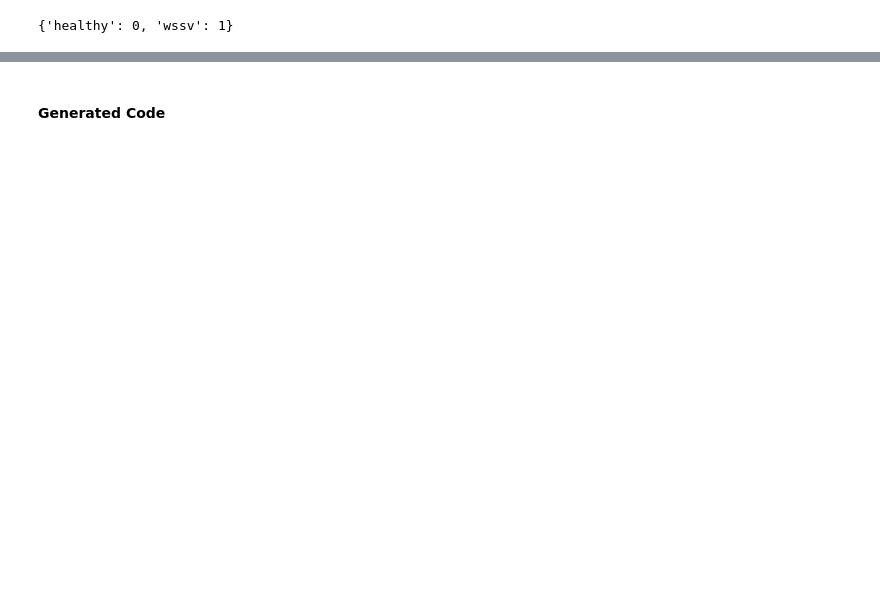
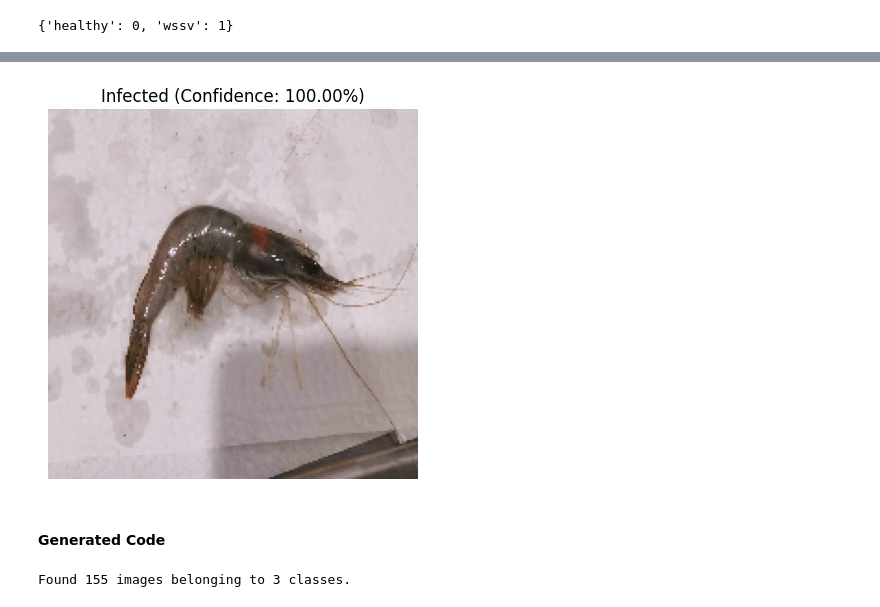
Before and after one commit to malliswar/gpt_mail, a Jupyter notebook: Shrimp_R3_final.ipynb, the cells around one changed output, grey strips where cells are left out. Cells and saved outputs as stored; diff of their text form; code cells hidden in the pictures; blank space fills up the shorter version.

```diff
--- a/Shrimp_R3_final.ipynb
+++ b/Shrimp_R3_final.ipynb
@@ -162,0 +227,3 @@ plt.show()
+# %%
+# Load the saved model
+model = load_model('/content/drive/MyDrive/Work/Image_dataset/shrimp_Efficient_model.h5')
@@ -162,0 +232,32 @@ plt.show()
+# %%
+def predict_shrimp_disease(image_path):
+    # Load and preprocess the image
+    img = image.load_img(image_path, target_size=(200, 200))
+    img_array = image.img_to_array(img)
+    img_array = np.expand_dims(img_array, axis=0)
+    img_array = img_array / 255.0  # Rescale the image
+
+    # Make prediction
+    prediction = model.predict(img_array)
+
+    # Display the image
+    plt.imshow(img)
+    plt.axis('off')
+
+    # Show prediction
+    if prediction[0][0] > 0.5:
+        result = f'Infected (Confidence: {prediction[0][0]:.2%})'
+    else:
+        result = f'Healthy (Confidence: {(1-prediction[0][0]):.2%})'
+
+    plt.title(result)
+    plt.show()
+
+    return prediction[0][0]
+# %%
+
+# Example usage:
+# Test with a single image
+image_path = '/content/drive/MyDrive/Work/Image_dataset/test/wssv/wssv-17_jpg.rf.d9df90be02b816c65c98f67ae3d028e7.jpg'  # Replace with your image path
+prediction = predict_shrimp_disease(image_path)
+# %% [output]
@@ -163,2 +265,3 @@ plt.show()
+[figure, added]
 # %% [markdown]
 #### Generated Code
@@ -249,0 +283,11 @@ model1.save('/content/drive/Shareddrives/Major_Project/shrimp_efficientnet_model
+# %%
+
+# Load datasets
+train_dataset = train.flow_from_directory(
+    r"/content/shrimp_project/Image_dataset/train/",
+    target_size=(224, 224),  # EfficientNetB0 requires 224x224
+    batch_size=3,
+    class_mode='binary'
+)
+# %% [output]
+Found 155 images belonging to 3 classes.
```
Also changed, not shown: parts of 36 cells of this notebook.
